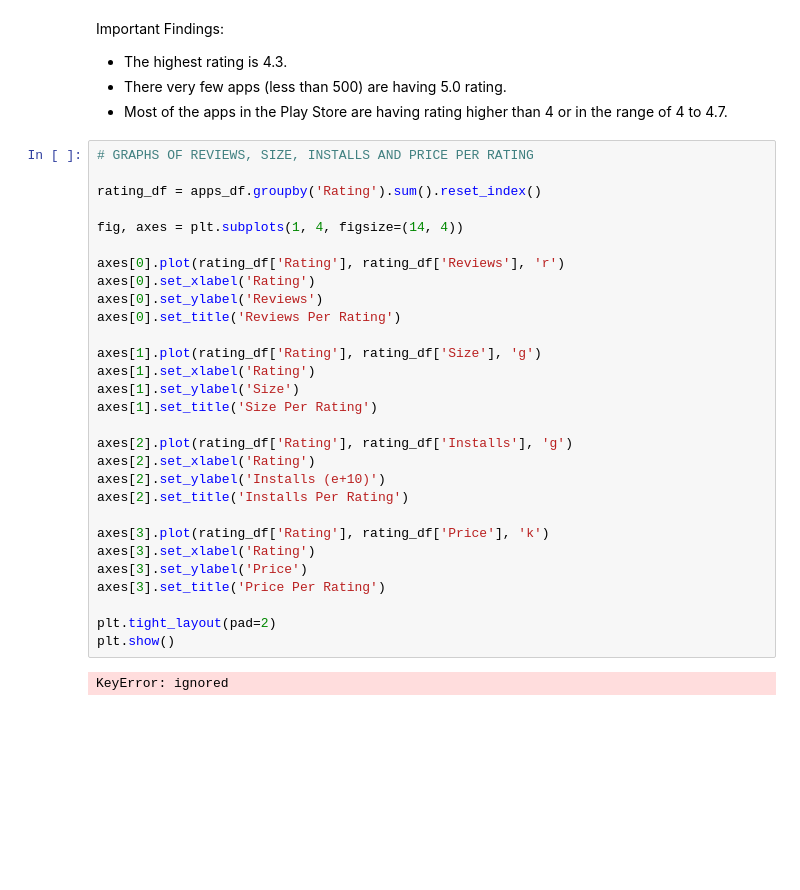
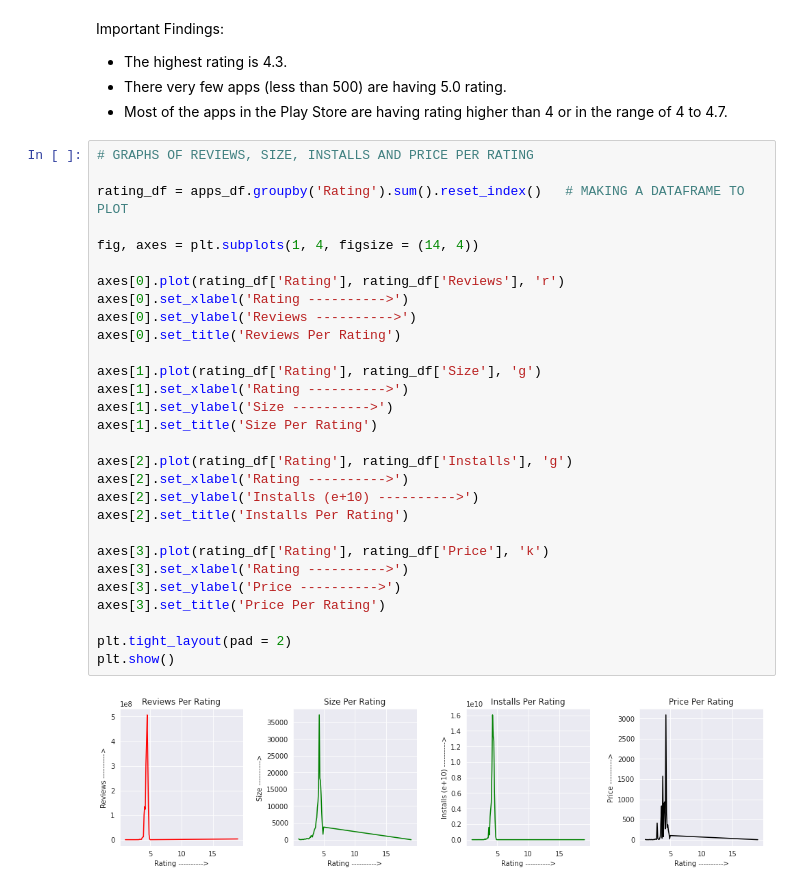
Before and after one commit to anupstar100/Google-Play-Store-App-Review-EDA-, a Jupyter notebook: Play_Store_App_Review_Analysis_Capstone_Project.ipynb, the cells around one changed output. Saved outputs shown, nothing was run; the diff lists cells and outputs as text; blank space fills up the shorter version.

```diff
--- a/Play_Store_App_Review_Analysis_Capstone_Project.ipynb
+++ b/Play_Store_App_Review_Analysis_Capstone_Project.ipynb
@@ -545,31 +545,31 @@ Important Findings:
 # %%
 # GRAPHS OF REVIEWS, SIZE, INSTALLS AND PRICE PER RATING
 
-rating_df = apps_df.groupby('Rating').sum().reset_index()
+rating_df = apps_df.groupby('Rating').sum().reset_index()   # MAKING A DATAFRAME TO PLOT
 
-fig, axes = plt.subplots(1, 4, figsize=(14, 4))
+fig, axes = plt.subplots(1, 4, figsize = (14, 4))
 
 axes[0].plot(rating_df['Rating'], rating_df['Reviews'], 'r')
-axes[0].set_xlabel('Rating')
-axes[0].set_ylabel('Reviews')
+axes[0].set_xlabel('Rating ---------->')
+axes[0].set_ylabel('Reviews ---------->')
 axes[0].set_title('Reviews Per Rating')
 
 axes[1].plot(rating_df['Rating'], rating_df['Size'], 'g')
-axes[1].set_xlabel('Rating')
-axes[1].set_ylabel('Size')
+axes[1].set_xlabel('Rating ---------->')
+axes[1].set_ylabel('Size ---------->')
 axes[1].set_title('Size Per Rating')
 
 axes[2].plot(rating_df['Rating'], rating_df['Installs'], 'g')
-axes[2].set_xlabel('Rating')
-axes[2].set_ylabel('Installs (e+10)')
+axes[2].set_xlabel('Rating ---------->')
+axes[2].set_ylabel('Installs (e+10) ---------->')
 axes[2].set_title('Installs Per Rating')
 
 axes[3].plot(rating_df['Rating'], rating_df['Price'], 'k')
-axes[3].set_xlabel('Rating')
-axes[3].set_ylabel('Price')
+axes[3].set_xlabel('Rating ---------->')
+axes[3].set_ylabel('Price ---------->')
 axes[3].set_title('Price Per Rating')
 
-plt.tight_layout(pad=2)
+plt.tight_layout(pad = 2)
 plt.show()
 # %% [output]
-KeyError: ignored
+[figure, added]
```
Also changed, not shown: parts of 2 cells of this notebook.
